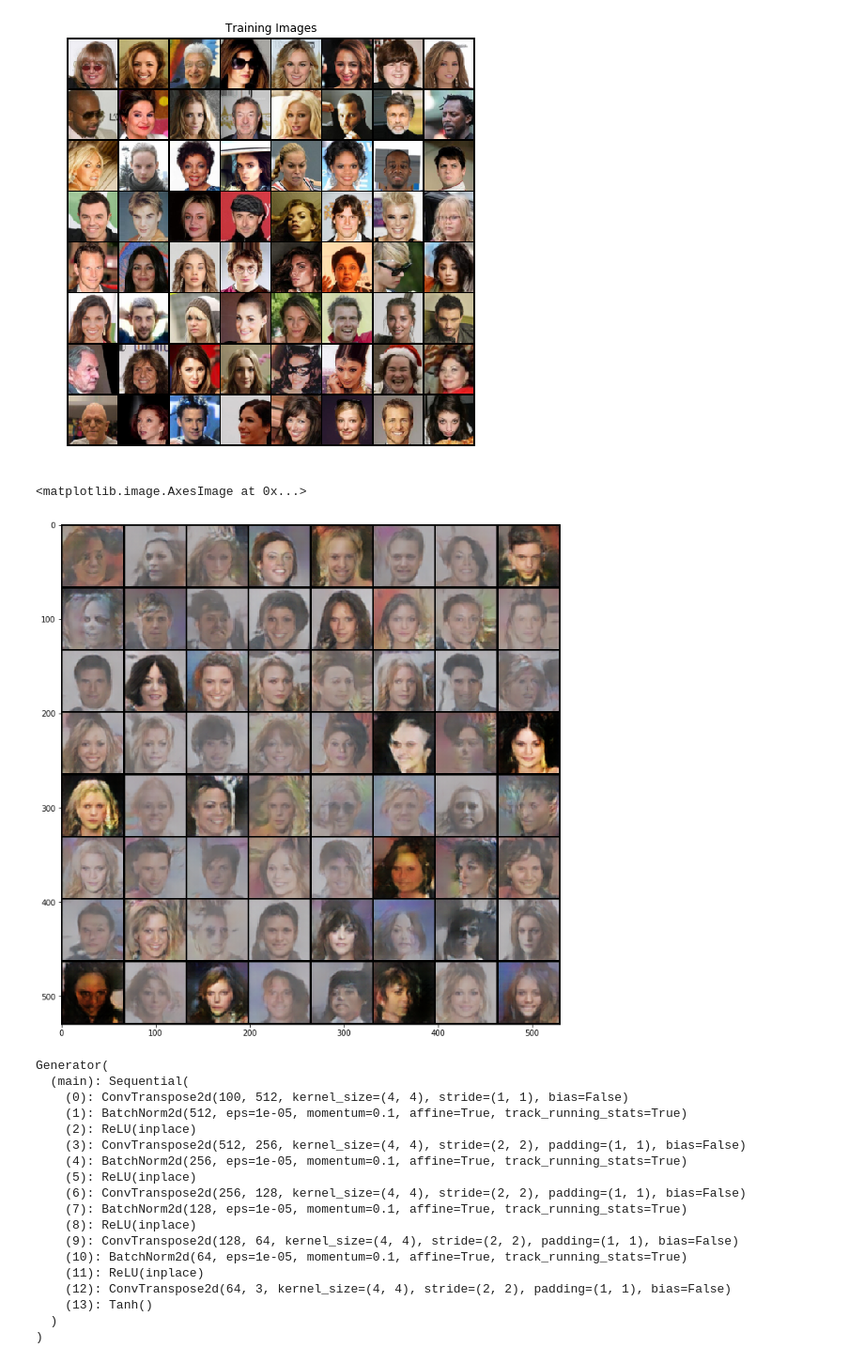
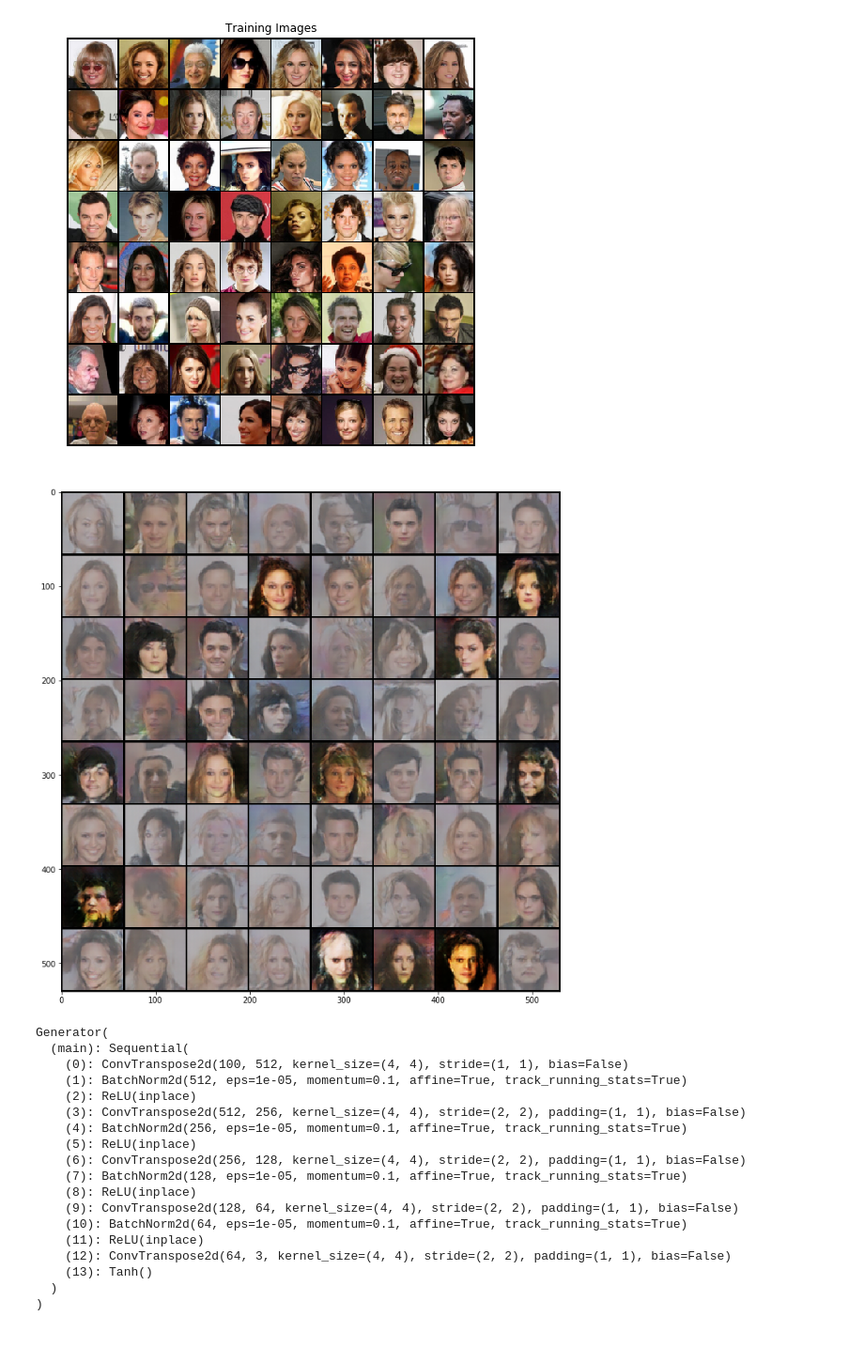
Before and after one commit to m-niemeyer/pytorch_introduction, a Jupyter notebook: pytorch_dcgan.ipynb, the cells around one changed output. Shown at 94% size. Saved outputs shown, nothing was run; the diff lists cells and outputs as text; code cells hidden in the pictures.

```diff
--- a/pytorch_dcgan.ipynb
+++ b/pytorch_dcgan.ipynb
@@ -135,18 +138,18 @@ class Generator(nn.Module):
         return self.main(input)
 # %%
 netG = Generator(ngpu).to(device)
-# %%
-netG.load_state_dict(torch.load('./models/netG.pt', map_location='cpu'))
-netG = netG.to(device)
 # %%
-noise = torch.randn(64, nz, 1, 1, device=device)
-fake_img = netG(noise).detach()
-img_grid = vutils.make_grid(fake_img, padding=2, normalize=True).numpy()
+if os.path.isfile('./models/netG.pt') :
+    netG.load_state_dict(torch.load('./models/netG.pt', map_location=device))
+    netG = netG.to(device)
+
+    noise = torch.randn(64, nz, 1, 1, device=device)
+    fake_img = netG(noise).detach()
+    img_grid = vutils.make_grid(fake_img, padding=2, normalize=True).cpu().numpy()
+
+    plt.figure(figsize=(12,12))
+    plt.imshow(img_grid.transpose((1, 2, 0)))
+# %% [output]
+[figure, added]
-# %%
-plt.figure(figsize=(12,12))
-plt.imshow(img_grid.transpose((1, 2, 0)))
-# %% [output]
-<matplotlib.image.AxesImage at 0x...>
-[figure, removed]
 # %%
 if (device.type == "cuda") and (ngpu > 1):
```
Also changed, not shown: parts of 8 cells of this notebook, 1 other file.
